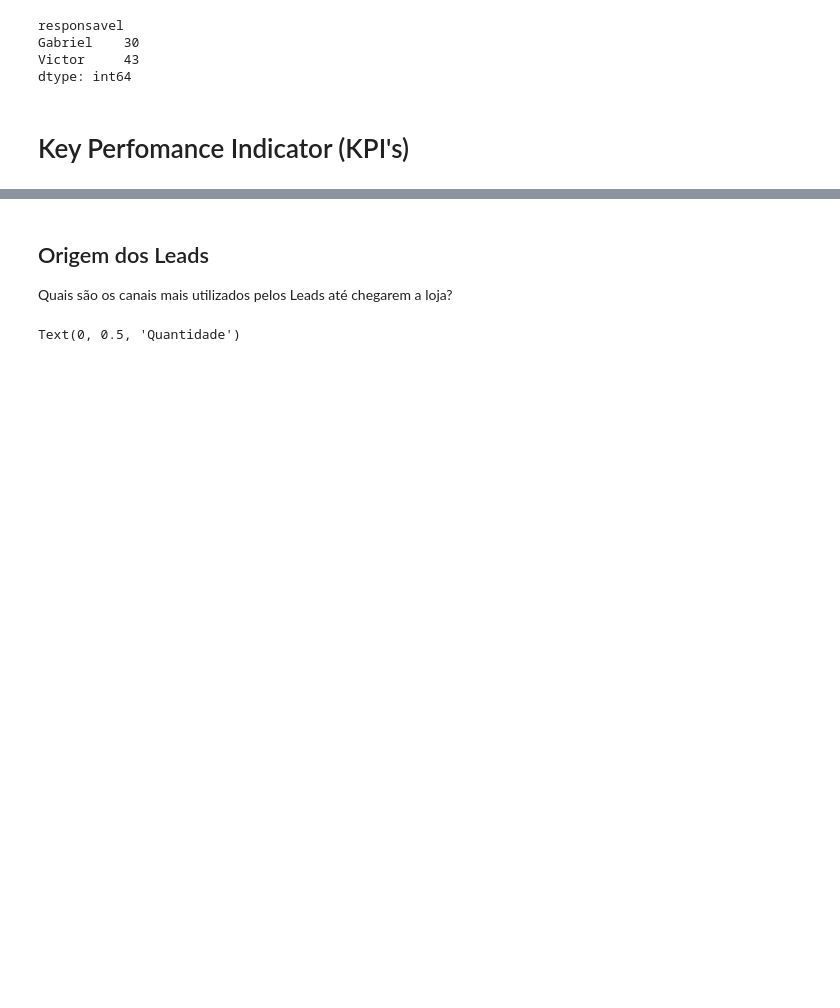
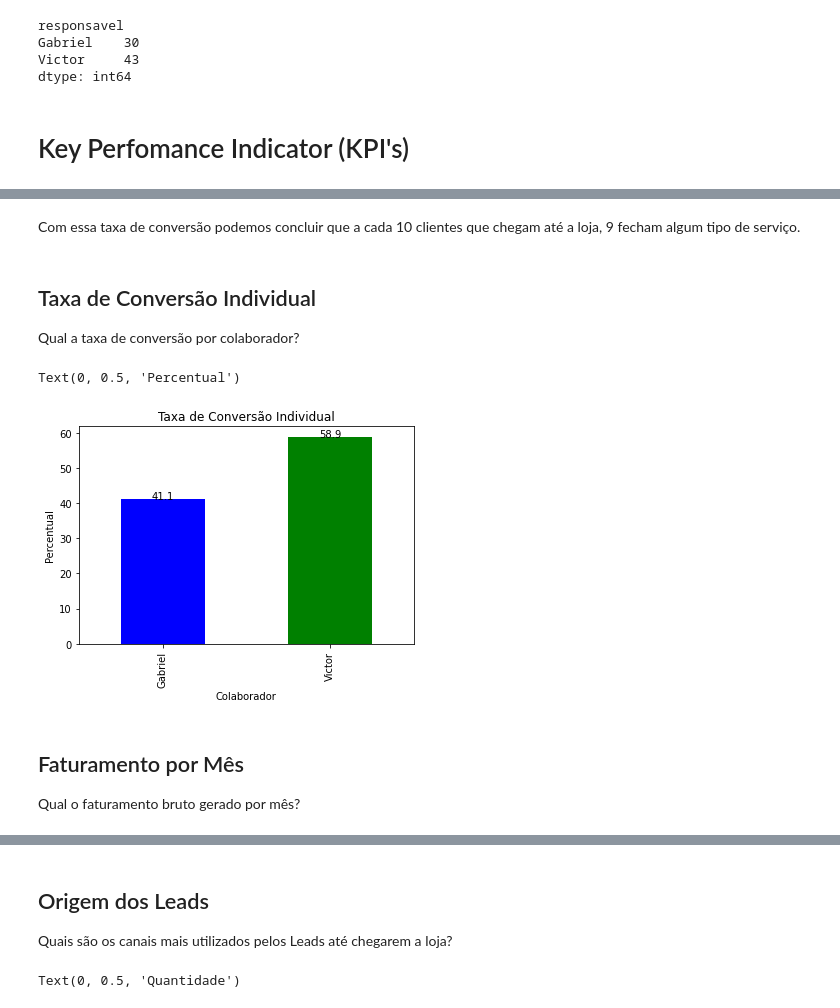
Before and after one commit to hgosouza1/Data-Science, a Jupyter notebook: Projeto Pessoal/Estética Automotiva/relatorio_geral_negocio.ipynb, the cells around one changed output, grey strips where cells are left out. Saved outputs shown, nothing was run; the diff lists cells and outputs as text; code cells hidden in the pictures; blank space fills up the shorter version.

```diff
--- a/Projeto Pessoal/Estética Automotiva/relatorio_geral_negocio.ipynb
+++ b/Projeto Pessoal/Estética Automotiva/relatorio_geral_negocio.ipynb
@@ -292,0 +174,35 @@ A grande parte dos Leads foram classificados como "Quentes", justificando a óti
+# %% [markdown]
+Com essa taxa de conversão podemos concluir que a cada 10 clientes que chegam até a loja, 9 fecham algum tipo de serviço.
+# %% [markdown]
+## Taxa de Conversão Individual
+
+Qual a taxa de conversão por colaborador?
+# %%
+#Calculando a taxa de conversão
+taxa = ((dados.situacao == "FECHADO").sum() and dados.groupby(['responsavel']).size()/dados.ID.count())
+
+#Arredondando a taxa
+taxa = round(taxa * 100, 2)
+
+#Função para adicionar os rótulos de valor
+def labeltaxa(x,y):
+    for i in range(len(x)):
+        plt.text(i, y[i], y[i], ha = 'center')
+
+x = taxa
+y = taxa
+
+#Gerando o gráfico e alterando as cores
+grafico = taxa.plot.bar(color=['blue', 'green'])
+
+#Títulos e nome dos eixos
+labeltaxa(x,y)
+plt.title('Taxa de Conversão Individual')
+plt.xlabel('Colaborador')
+plt.ylabel('Percentual')
+# %% [output]
+Text(0, 0.5, 'Percentual')
+[figure, added]
+# %% [markdown]
+## Faturamento por Mês
+Qual o faturamento bruto gerado por mês?
```
Also changed, not shown: parts of 42 cells of this notebook.
